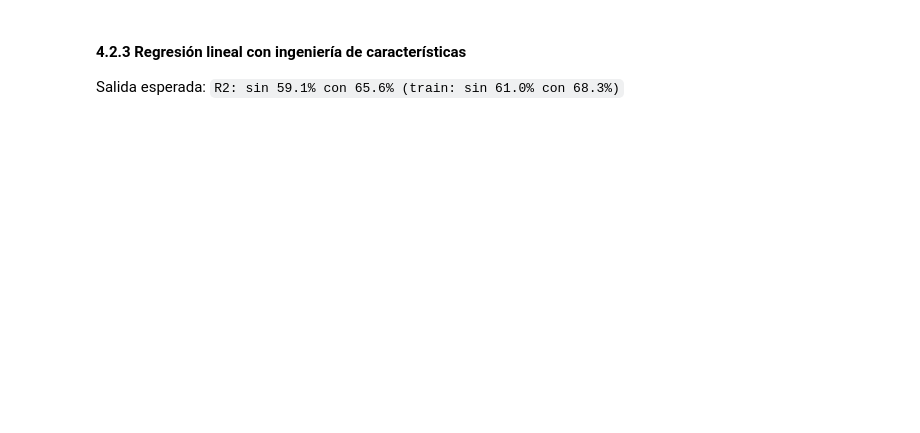
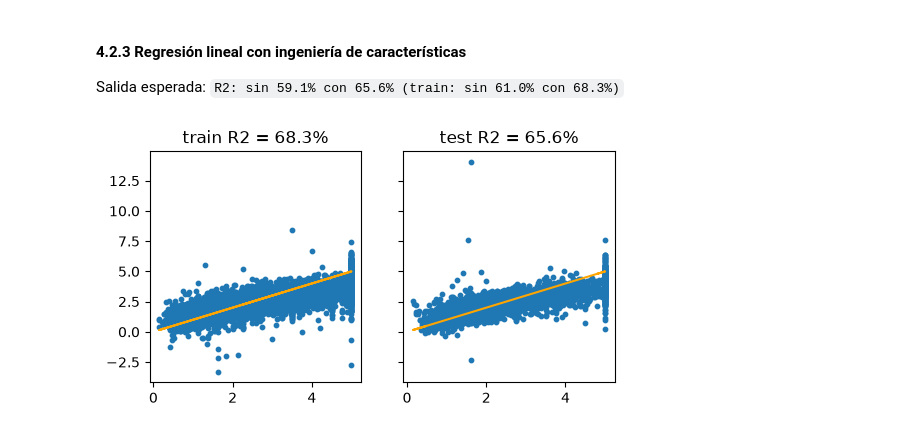
Before and after one commit to aodnokl/UPV, a Jupyter notebook: APA/Practices/Pr6/RegresionLineal.ipynb, the cells around one changed output. Cells and saved outputs as stored; diff of their text form; code cells hidden in the pictures; blank space fills up the shorter version.

```diff
--- a/APA/Practices/Pr6/RegresionLineal.ipynb
+++ b/APA/Practices/Pr6/RegresionLineal.ipynb
@@ -470,3 +514,39 @@ Salida esperada:
 #### 4.2.3 Regresión lineal con ingeniería de características
 
 Salida esperada: `R2: sin 59.1% con 65.6% (train: sin 61.0% con 68.3%)`
+# %%
+from sklearn.preprocessing import PolynomialFeatures
+
+poly = PolynomialFeatures(2)
+
+X_train_poly = poly.fit_transform(X_train)
+X_test_poly = poly.transform(X_test)
+
+# Train linear regression on the expanded polynomial feature space
+linreg_poly = LinearRegression().fit(X_train_poly, y_train)
+
+# Predict targets for both train and test sets
+y_train_pred = linreg_poly.predict(X_train_poly)
+y_test_pred = linreg_poly.predict(X_test_poly)
+
+# Compute R^2 scores on train and test splits
+r2_train = r2_score(y_train, y_train_pred)
+r2_test = r2_score(y_test, y_test_pred)
+# %%
+fig, axs = plt.subplots(1, 2, figsize=(6, 3), sharey="all")
+
+# Left subplot
+ax = axs[0]
+ax.set_title(f"train R2 = {r2_train:.1%}")
+ax.scatter(y_train, y_train_pred, s=10)
+ax.plot(y_train, y_train, color="orange")
+
+# Right subplot
+ax = axs[1]
+ax.set_title(f"test R2 = {r2_test:.1%}")
+ax.scatter(y_test, y_test_pred, s=10)
+ax.plot(y_test, y_test, color="orange")
+
+plt.show()
+# %% [output]
+[figure, added]
```
Also changed, not shown: parts of 2 cells of this notebook.
